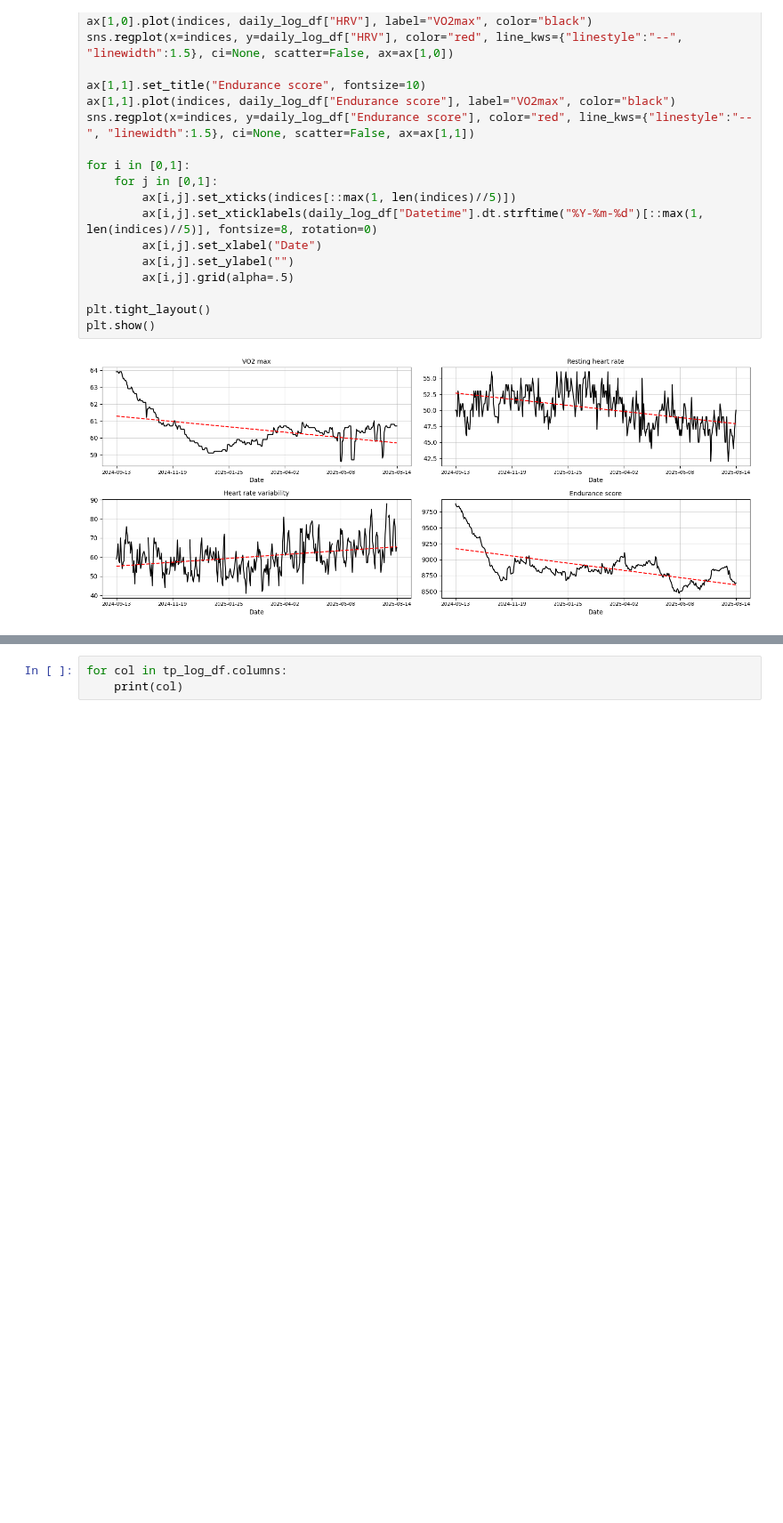
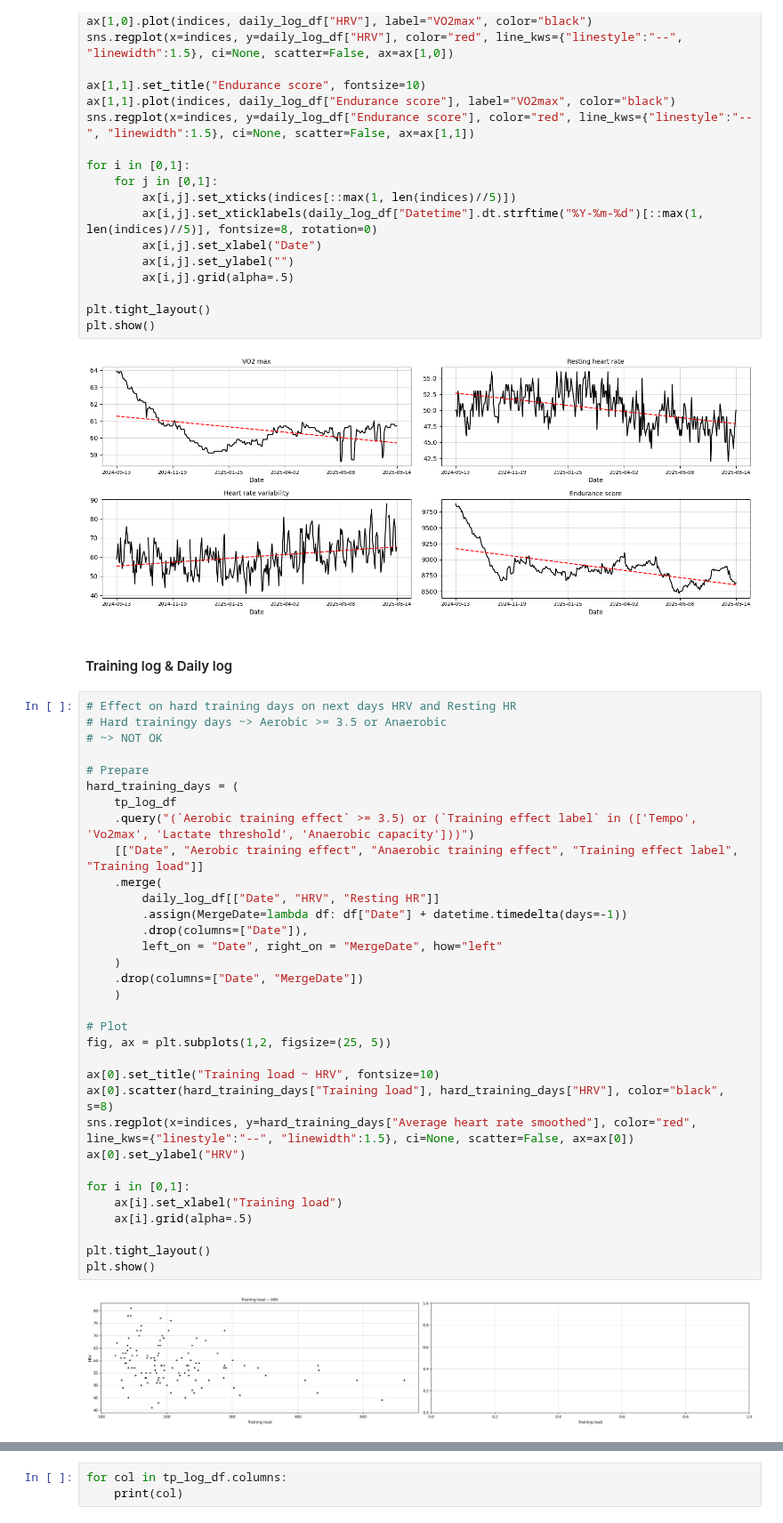
Before and after one commit to 1312Bravo/TrainingPeaks_customLog, a Jupyter notebook: analysis_sandbox/sandbox.ipynb, the cells around one changed output, grey strips where cells are left out. Shown at 89% size. Cells and saved outputs as stored; diff of their text form; blank space fills up the shorter version.

```diff
--- a/analysis_sandbox/sandbox.ipynb
+++ b/analysis_sandbox/sandbox.ipynb
@@ -251,3 +277,40 @@ plt.tight_layout()
 plt.show()
 # %% [output]
 [figure]
+# %% [markdown]
+#### Training log & Daily log
+# %%
+# Effect on hard training days on next days HRV and Resting HR
+# Hard trainingy days ~> Aerobic >= 3.5 or Anaerobic
+# ~> NOT OK
+
+# Prepare
+hard_training_days = (
+    tp_log_df
+    .query("(`Aerobic training effect` >= 3.5) or (`Training effect label` in (['Tempo', 'Vo2max', 'Lactate threshold', 'Anaerobic capacity']))")
+    [["Date", "Aerobic training effect", "Anaerobic training effect", "Training effect label", "Training load"]]
+    .merge(
+        daily_log_df[["Date", "HRV", "Resting HR"]]
+        .assign(MergeDate=lambda df: df["Date"] + datetime.timedelta(days=-1))
+        .drop(columns=["Date"]),
+        left_on = "Date", right_on = "MergeDate", how="left"
+    )
+    .drop(columns=["Date", "MergeDate"])
+    )
+
+# Plot
+fig, ax = plt.subplots(1,2, figsize=(25, 5))
+
+ax[0].set_title("Training load ~ HRV", fontsize=10)
+ax[0].scatter(hard_training_days["Training load"], hard_training_days["HRV"], color="black", s=8)
+sns.regplot(x=indices, y=hard_training_days["Average heart rate smoothed"], color="red", line_kws={"linestyle":"--", "linewidth":1.5}, ci=None, scatter=False, ax=ax[0])
+ax[0].set_ylabel("HRV")
+
+for i in [0,1]:
+    ax[i].set_xlabel("Training load")
+    ax[i].grid(alpha=.5)
+
+plt.tight_layout()
+plt.show()
+# %% [output]
+[figure, added]
```
Also changed, not shown: parts of 4 cells of this notebook, 2 other files.
